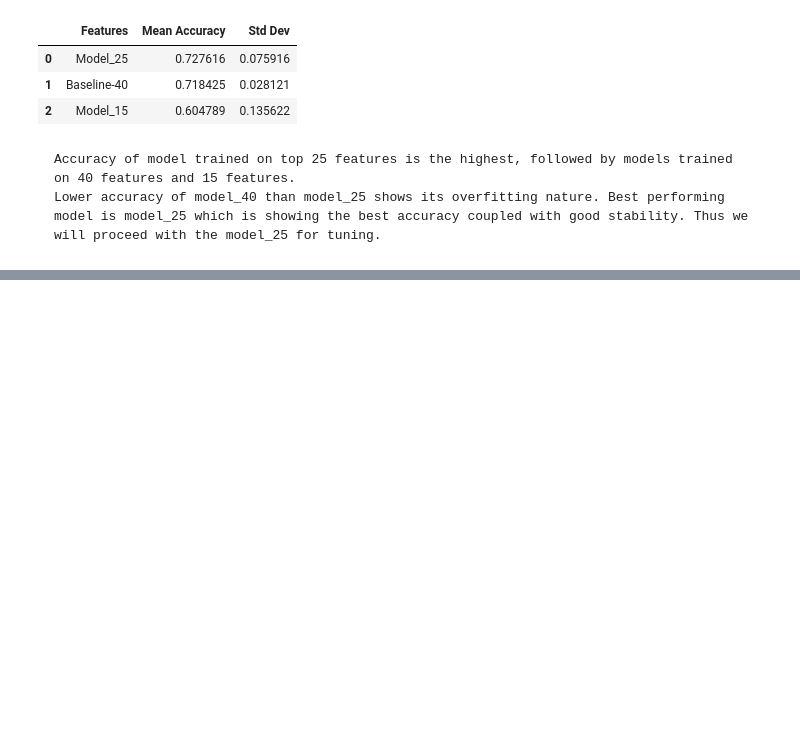
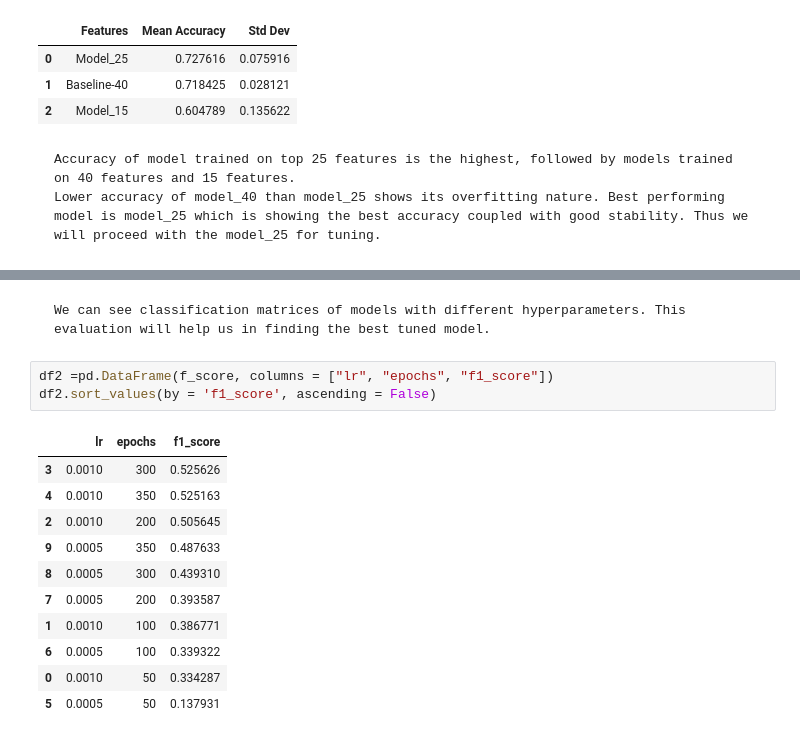
Before and after one commit to Padhanaya/apex-project2, a Jupyter notebook: apex.ipynb, the cells around one changed output, grey strips where cells are left out. Saved outputs shown, nothing was run; the diff lists cells and outputs as text; blank space fills up the shorter version.

Commit message:
preliminary tuning and evaluation

````diff
--- a/apex.ipynb
+++ b/apex.ipynb
@@ -950,0 +1023,19 @@ Lower accuracy of model_40 than model_25 shows its overfitting nature. Best perf
+# %% [markdown]
+```
+We can see classification matrices of models with different hyperparameters. This evaluation will help us in finding the best tuned model.
+```
+# %%
+df2 =pd.DataFrame(f_score, columns = ["lr", "epochs", "f1_score"])
+df2.sort_values(by = 'f1_score', ascending = False)
+# %% [output]
+|  | lr | epochs | f1_score |
+| 3 | 0.0010 | 300 | 0.525626 |
+| 4 | 0.0010 | 350 | 0.525163 |
+| 2 | 0.0010 | 200 | 0.505645 |
+| 9 | 0.0005 | 350 | 0.487633 |
+| 8 | 0.0005 | 300 | 0.439310 |
+| 7 | 0.0005 | 200 | 0.393587 |
+| 1 | 0.0010 | 100 | 0.386771 |
+| 6 | 0.0005 | 100 | 0.339322 |
+| 0 | 0.0010 | 50 | 0.334287 |
+| 5 | 0.0005 | 50 | 0.137931 |
````
Also changed, not shown: parts of 10 cells of this notebook.
